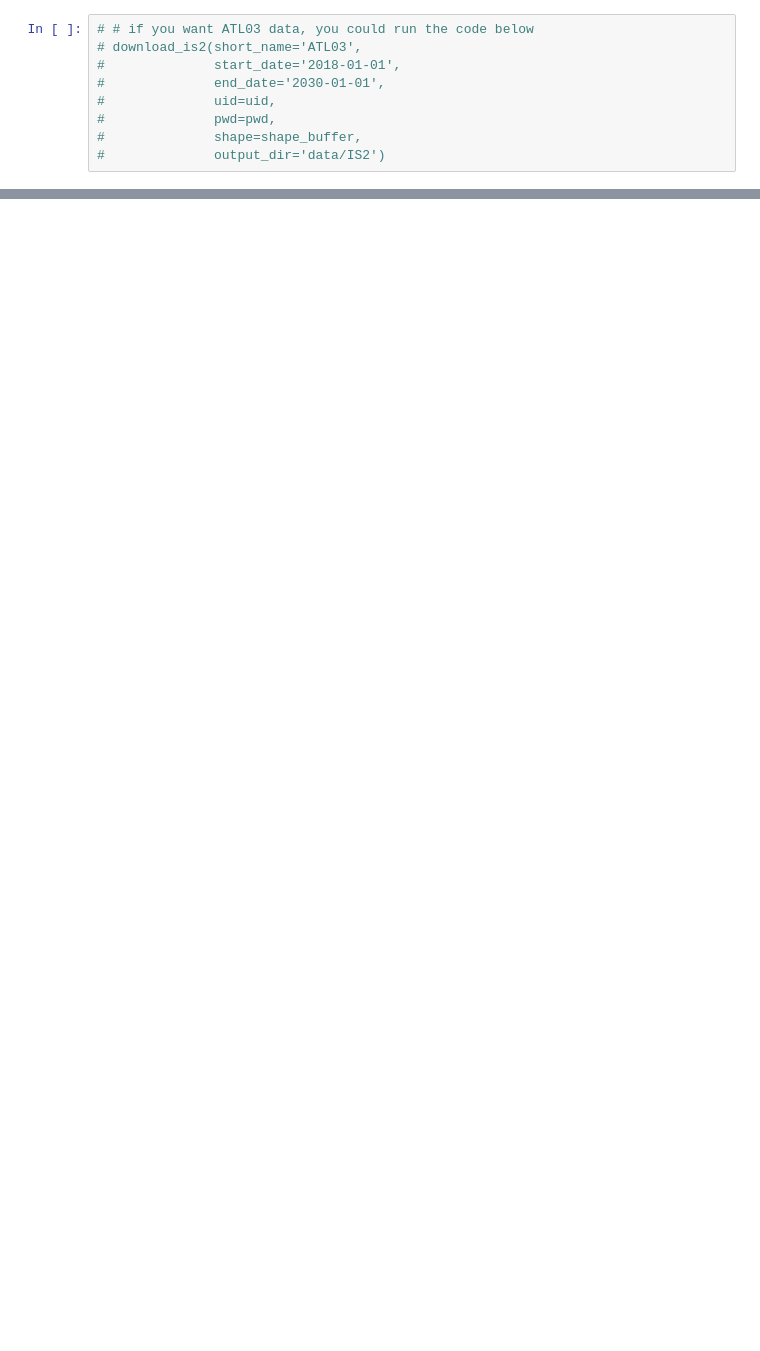
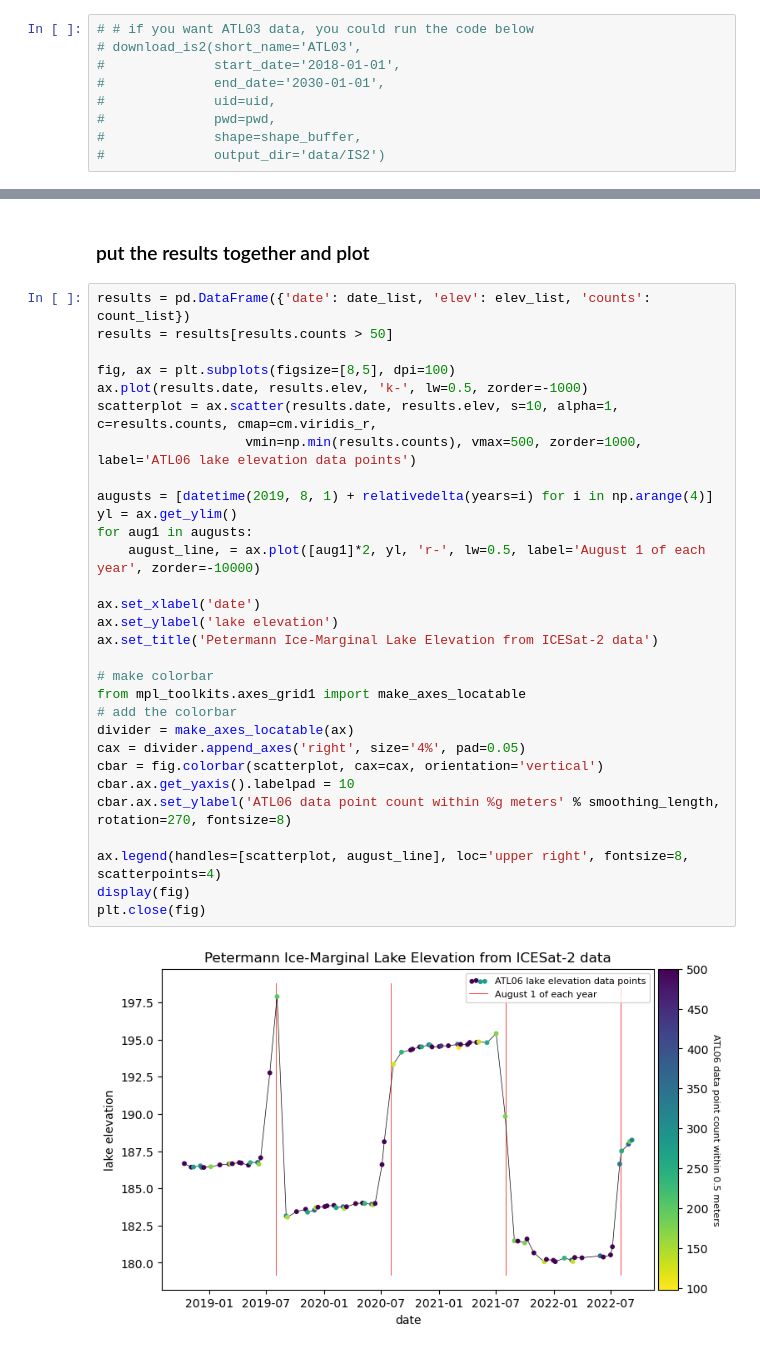
Before and after one commit to fliphilipp/ICESat2_getting_started, a Jupyter notebook: ice-marginal-lakes.ipynb, the cells around one changed output, grey strips where cells are left out. Cells and saved outputs as stored; diff of their text form; blank space fills up the shorter version.

```diff
--- a/ice-marginal-lakes.ipynb
+++ b/ice-marginal-lakes.ipynb
@@ -183,0 +273,34 @@ fig.tight_layout()
+# %% [markdown]
+### put the results together and plot
+# %%
+results = pd.DataFrame({'date': date_list, 'elev': elev_list, 'counts': count_list})
+results = results[results.counts > 50]
+
+fig, ax = plt.subplots(figsize=[8,5], dpi=100)
+ax.plot(results.date, results.elev, 'k-', lw=0.5, zorder=-1000)
+scatterplot = ax.scatter(results.date, results.elev, s=10, alpha=1, c=results.counts, cmap=cm.viridis_r,
+                   vmin=np.min(results.counts), vmax=500, zorder=1000, label='ATL06 lake elevation data points')
+
+augusts = [datetime(2019, 8, 1) + relativedelta(years=i) for i in np.arange(4)]
+yl = ax.get_ylim()
+for aug1 in augusts:
+    august_line, = ax.plot([aug1]*2, yl, 'r-', lw=0.5, label='August 1 of each year', zorder=-10000)
+
+ax.set_xlabel('date')
+ax.set_ylabel('lake elevation')
+ax.set_title('Petermann Ice-Marginal Lake Elevation from ICESat-2 data')
+
+# make colorbar
+from mpl_toolkits.axes_grid1 import make_axes_locatable
+# add the colorbar
+divider = make_axes_locatable(ax)
+cax = divider.append_axes('right', size='4%', pad=0.05)
+cbar = fig.colorbar(scatterplot, cax=cax, orientation='vertical')
+cbar.ax.get_yaxis().labelpad = 10
+cbar.ax.set_ylabel('ATL06 data point count within %g meters' % smoothing_length, rotation=270, fontsize=8)
+
+ax.legend(handles=[scatterplot, august_line], loc='upper right', fontsize=8, scatterpoints=4)
+display(fig)
+plt.close(fig)
+# %% [output]
+[figure, added]
```
Also changed, not shown: parts of 24 cells of this notebook, 1 other file.
